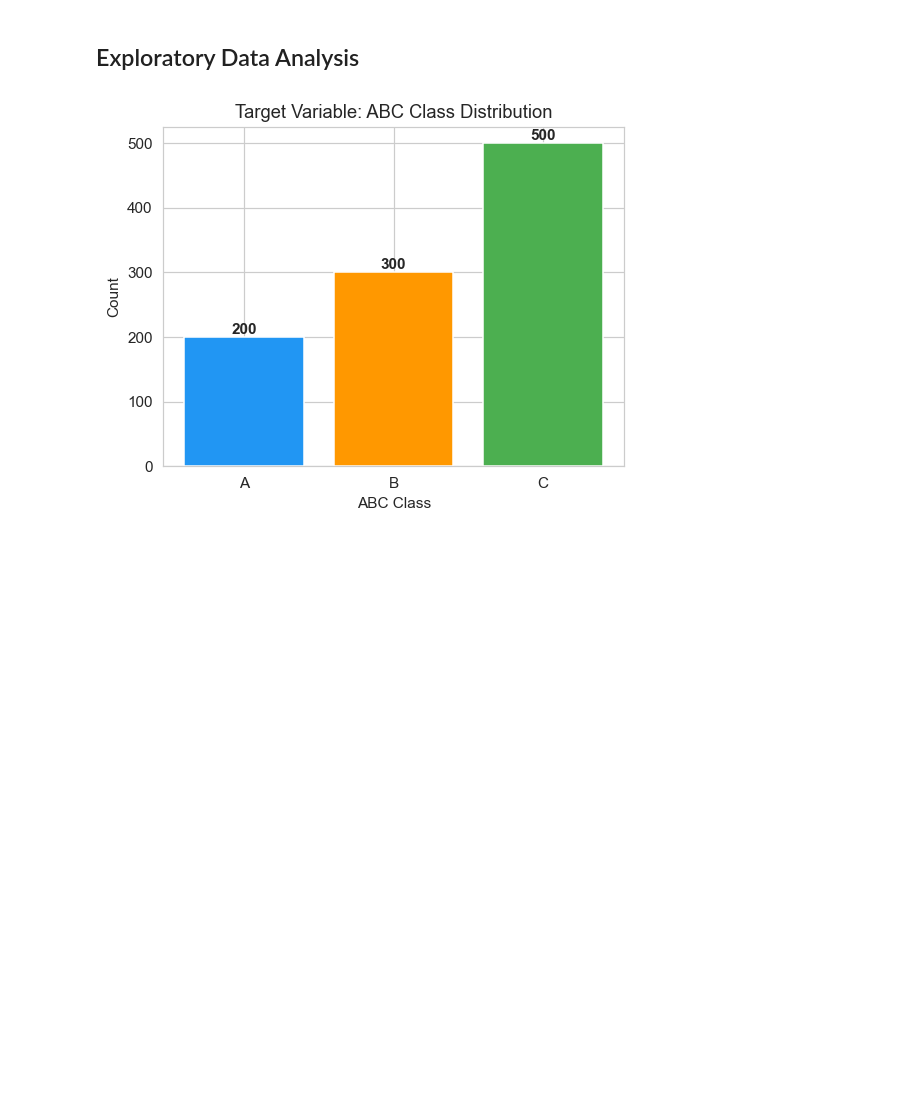
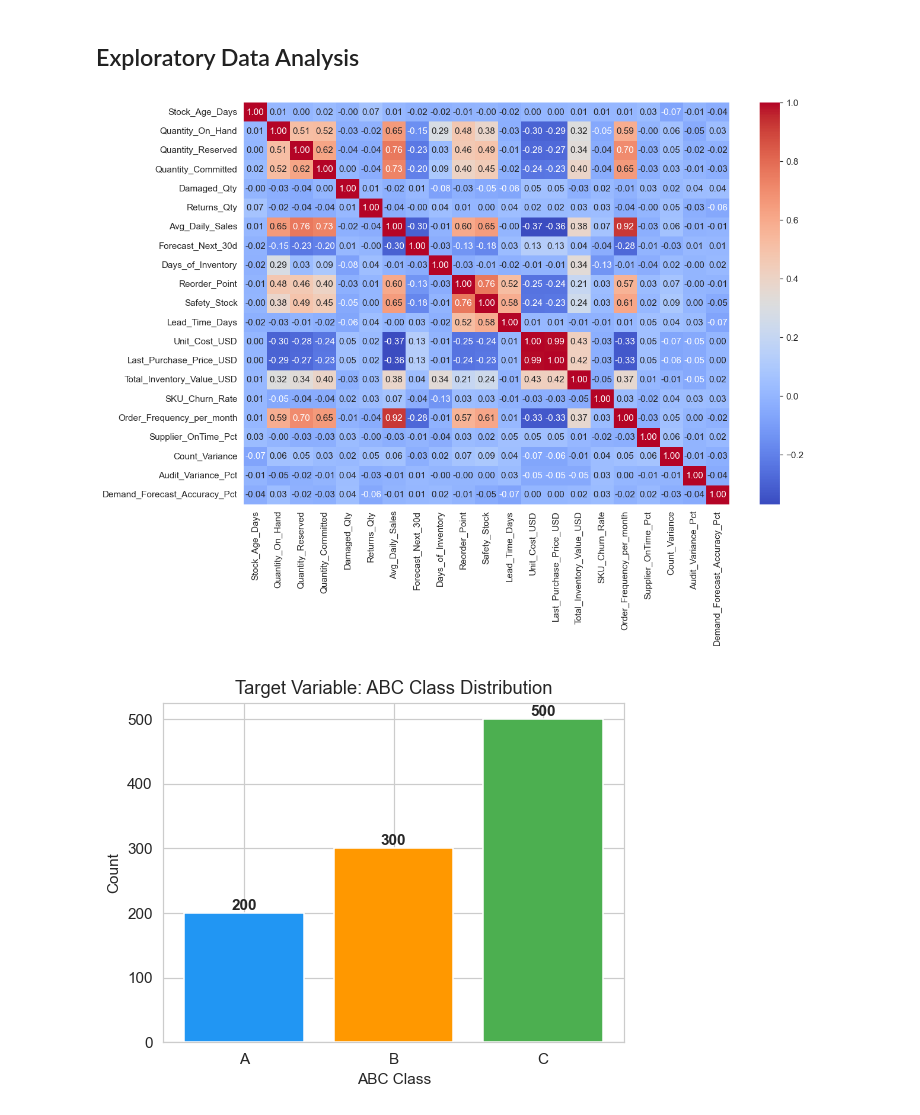
Before and after one commit to Beau-Belkowski/STT_811_Final_Project, a Jupyter notebook: STT_811_Project_Final.ipynb, the cells around one changed output. Cells and saved outputs as stored; diff of their text form; code cells hidden in the pictures; blank space fills up the shorter version.

```diff
--- a/STT_811_Project_Final.ipynb
+++ b/STT_811_Project_Final.ipynb
@@ -53,0 +50,3 @@ Name: count, dtype: int64
+# %%
+data = pd.read_csv("Inventory Management E-Grocery - InventoryData.csv")
+data.info()
@@ -53,0 +130,20 @@ Name: count, dtype: int64
+# %%
+data['Last_Purchase_Price_USD'] = clean_symbols(data['Last_Purchase_Price_USD'])
+data['Total_Inventory_Value_USD'] = clean_symbols(data['Total_Inventory_Value_USD'])
+data['Unit_Cost_USD'] = clean_symbols(data['Unit_Cost_USD'])
+data['Supplier_OnTime_Pct'] = clean_symbols(data['Supplier_OnTime_Pct'])
+data['Audit_Variance_Pct'] = clean_symbols(data['Audit_Variance_Pct'])
+data['Demand_Forecast_Accuracy_Pct'] = clean_symbols(data['Demand_Forecast_Accuracy_Pct'])
+# %%
+data['Avg_Daily_Sales'] = clean_numeric_column(data['Avg_Daily_Sales'])
+data['Days_of_Inventory'] = clean_numeric_column(data['Days_of_Inventory'])
+data['Unit_Cost_USD'] = clean_numeric_column(data['Unit_Cost_USD'])
+data['Last_Purchase_Price_USD'] = clean_numeric_column(data['Last_Purchase_Price_USD'])
+data['Total_Inventory_Value_USD'] = clean_numeric_column(data['Total_Inventory_Value_USD'])
+data['SKU_Churn_Rate'] = clean_numeric_column(data['SKU_Churn_Rate'])
+data['Order_Frequency_per_month'] = clean_numeric_column(data['Order_Frequency_per_month'])
+data['Supplier_OnTime_Pct'] = clean_numeric_column(data['Supplier_OnTime_Pct'], is_percent=True)
+data['Audit_Variance_Pct'] = clean_numeric_column(data['Audit_Variance_Pct'], is_percent=True)
+data['Demand_Forecast_Accuracy_Pct'] = clean_numeric_column(data['Demand_Forecast_Accuracy_Pct'], is_percent=True)
+# %%
+data['Forecast_Next_30d'] = (data['Forecast_Next_30d'] * 1000).astype(int)
@@ -54,5 +213,14 @@ Name: count, dtype: int64
 # %% [markdown]
 ## Exploratory Data Analysis
+# %%
+corr = data.corr(numeric_only=True)
+
+# Correlation plot
+plt.figure(figsize=(12, 8))
+sns.heatmap(corr, annot=True, cmap='coolwarm', fmt=".2f")
+plt.show()
+# %% [output]
+[figure, added]
 # %%
 # Class distribution
 class_counts = df['ABC_Class'].value_counts().sort_index()
```
Also changed, not shown: parts of 52 cells of this notebook.
